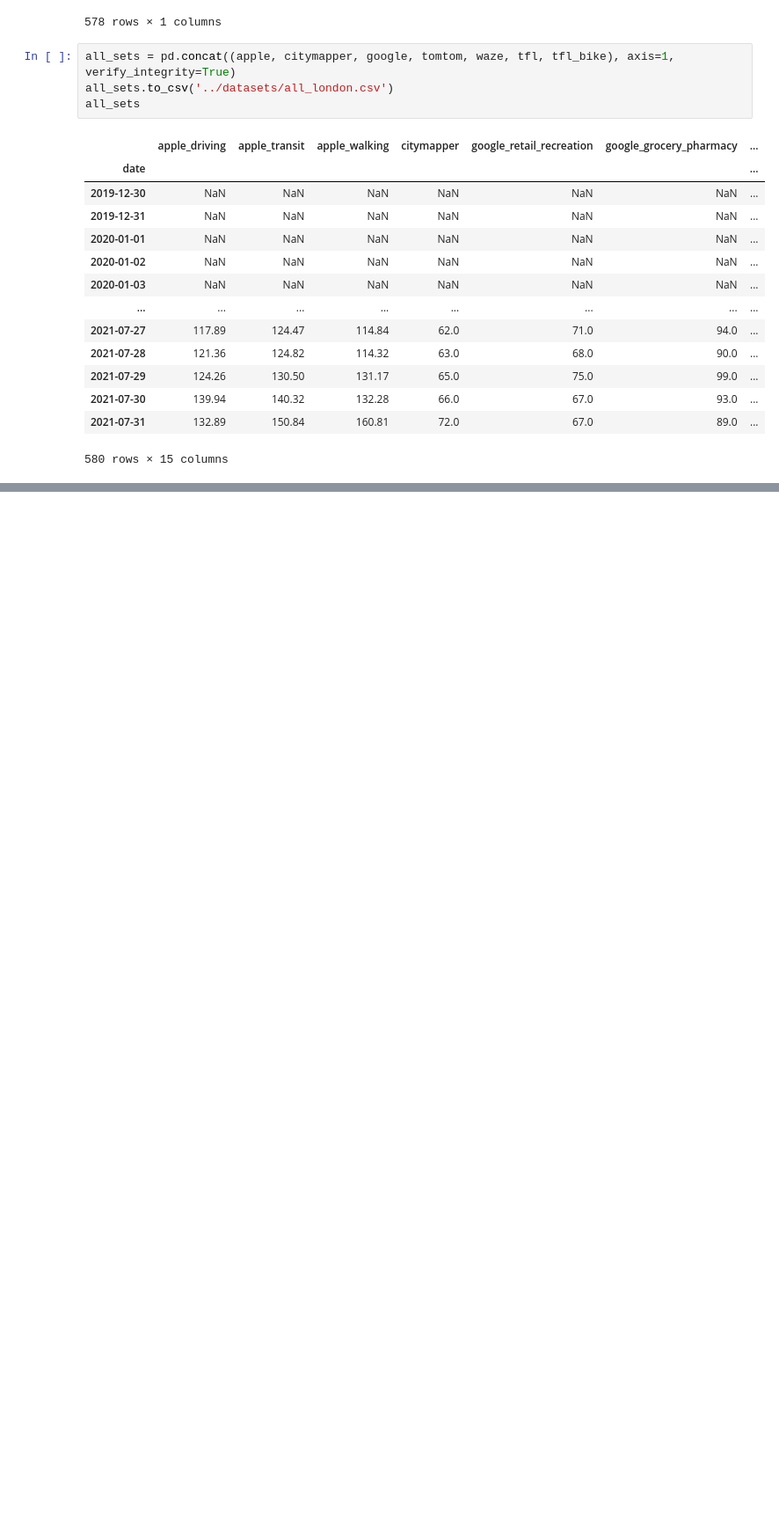
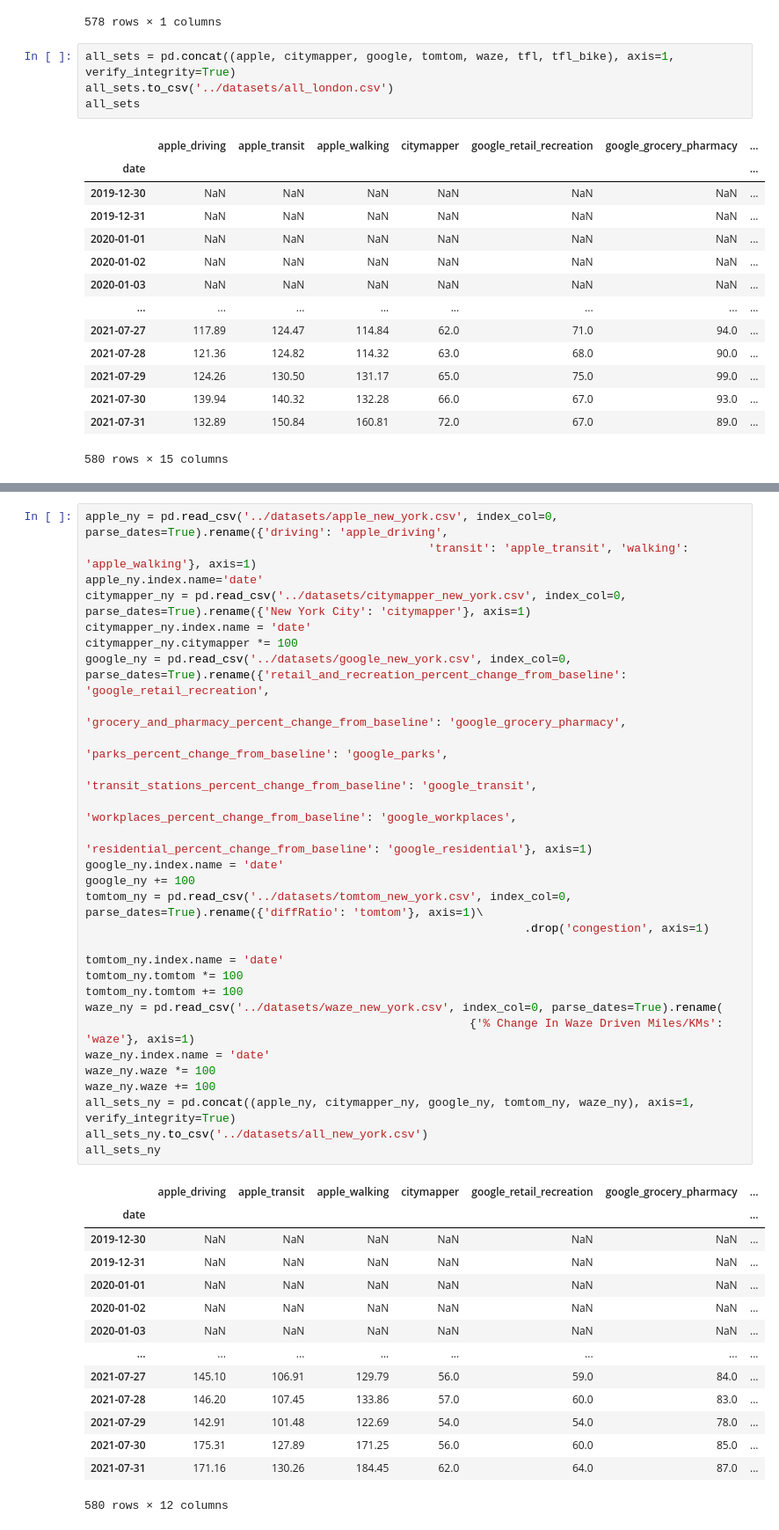
Before and after one commit to raphcanty/covid19-mobility, a Jupyter notebook: notebooks/Combining.ipynb, the cells around one changed output, grey strips where cells are left out. Shown: that part at 88% size. Drawn from its saved outputs; the diff is of its cells as text; blank space fills up the shorter version.

```diff
--- a/notebooks/Combining.ipynb
+++ b/notebooks/Combining.ipynb
@@ -234,0 +238,44 @@ dtype: float64
+# %%
+apple_ny = pd.read_csv('../datasets/apple_new_york.csv', index_col=0, parse_dates=True).rename({'driving': 'apple_driving',
+                                                  'transit': 'apple_transit', 'walking': 'apple_walking'}, axis=1)
+apple_ny.index.name='date'
+citymapper_ny = pd.read_csv('../datasets/citymapper_new_york.csv', index_col=0, parse_dates=True).rename({'New York City': 'citymapper'}, axis=1)
+citymapper_ny.index.name = 'date'
+citymapper_ny.citymapper *= 100
+google_ny = pd.read_csv('../datasets/google_new_york.csv', index_col=0, parse_dates=True).rename({'retail_and_recreation_percent_change_from_baseline': 'google_retail_recreation',
+                                                                  'grocery_and_pharmacy_percent_change_from_baseline': 'google_grocery_pharmacy',
+                                                                  'parks_percent_change_from_baseline': 'google_parks',
+                                                                  'transit_stations_percent_change_from_baseline': 'google_transit',
+                                                                  'workplaces_percent_change_from_baseline': 'google_workplaces',
+                                                                  'residential_percent_change_from_baseline': 'google_residential'}, axis=1)
+google_ny.index.name = 'date'
+google_ny += 100
+tomtom_ny = pd.read_csv('../datasets/tomtom_new_york.csv', index_col=0, parse_dates=True).rename({'diffRatio': 'tomtom'}, axis=1)\
+                                                                .drop('congestion', axis=1)
+
+tomtom_ny.index.name = 'date'
+tomtom_ny.tomtom *= 100
+tomtom_ny.tomtom += 100
+waze_ny = pd.read_csv('../datasets/waze_new_york.csv', index_col=0, parse_dates=True).rename(
+                                                        {'% Change In Waze Driven Miles/KMs': 'waze'}, axis=1)
+waze_ny.index.name = 'date'
+waze_ny.waze *= 100
+waze_ny.waze += 100
+all_sets_ny = pd.concat((apple_ny, citymapper_ny, google_ny, tomtom_ny, waze_ny), axis=1, verify_integrity=True)
+all_sets_ny.to_csv('../datasets/all_new_york.csv')
+all_sets_ny
+# %% [output]
+|  | apple_driving | apple_transit | apple_walking | citymapper | google_retail_recreation | google_grocery_pharmacy | ... |
+| date |  |  |  |  |  |  | ... |
+| 2019-12-30 | NaN | NaN | NaN | NaN | NaN | NaN | ... |
+| 2019-12-31 | NaN | NaN | NaN | NaN | NaN | NaN | ... |
+| 2020-01-01 | NaN | NaN | NaN | NaN | NaN | NaN | ... |
+| 2020-01-02 | NaN | NaN | NaN | NaN | NaN | NaN | ... |
+| 2020-01-03 | NaN | NaN | NaN | NaN | NaN | NaN | ... |
+| ... | ... | ... | ... | ... | ... | ... | ... |
+| 2021-07-27 | 145.10 | 106.91 | 129.79 | 56.0 | 59.0 | 84.0 | ... |
+| 2021-07-28 | 146.20 | 107.45 | 133.86 | 57.0 | 60.0 | 83.0 | ... |
+| 2021-07-29 | 142.91 | 101.48 | 122.69 | 54.0 | 54.0 | 78.0 | ... |
+| 2021-07-30 | 175.31 | 127.89 | 171.25 | 56.0 | 60.0 | 85.0 | ... |
+| 2021-07-31 | 171.16 | 130.26 | 184.45 | 62.0 | 64.0 | 87.0 | ... |
+580 rows × 12 columns
```
Also changed, not shown: parts of 14 cells of this notebook, 39 other files.
